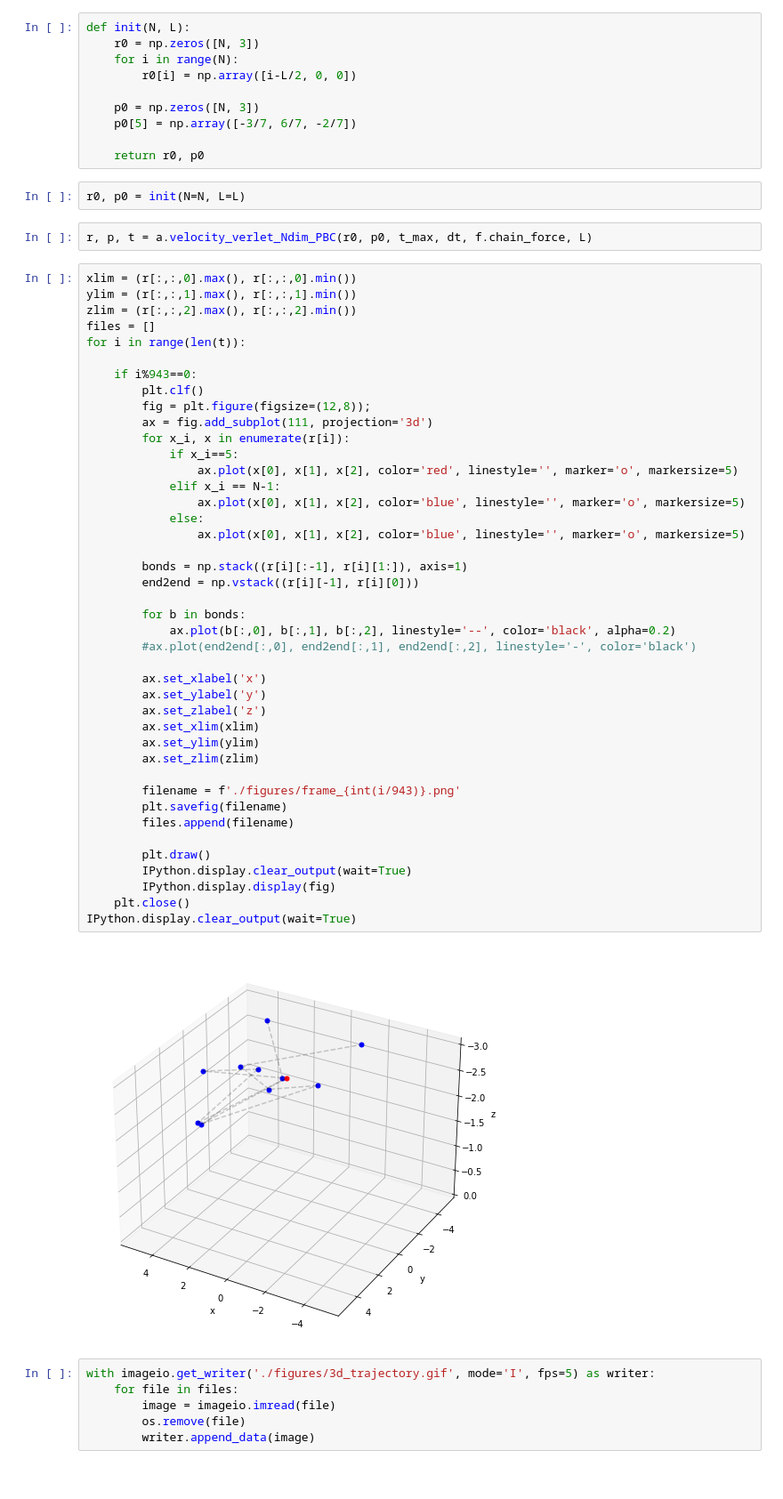
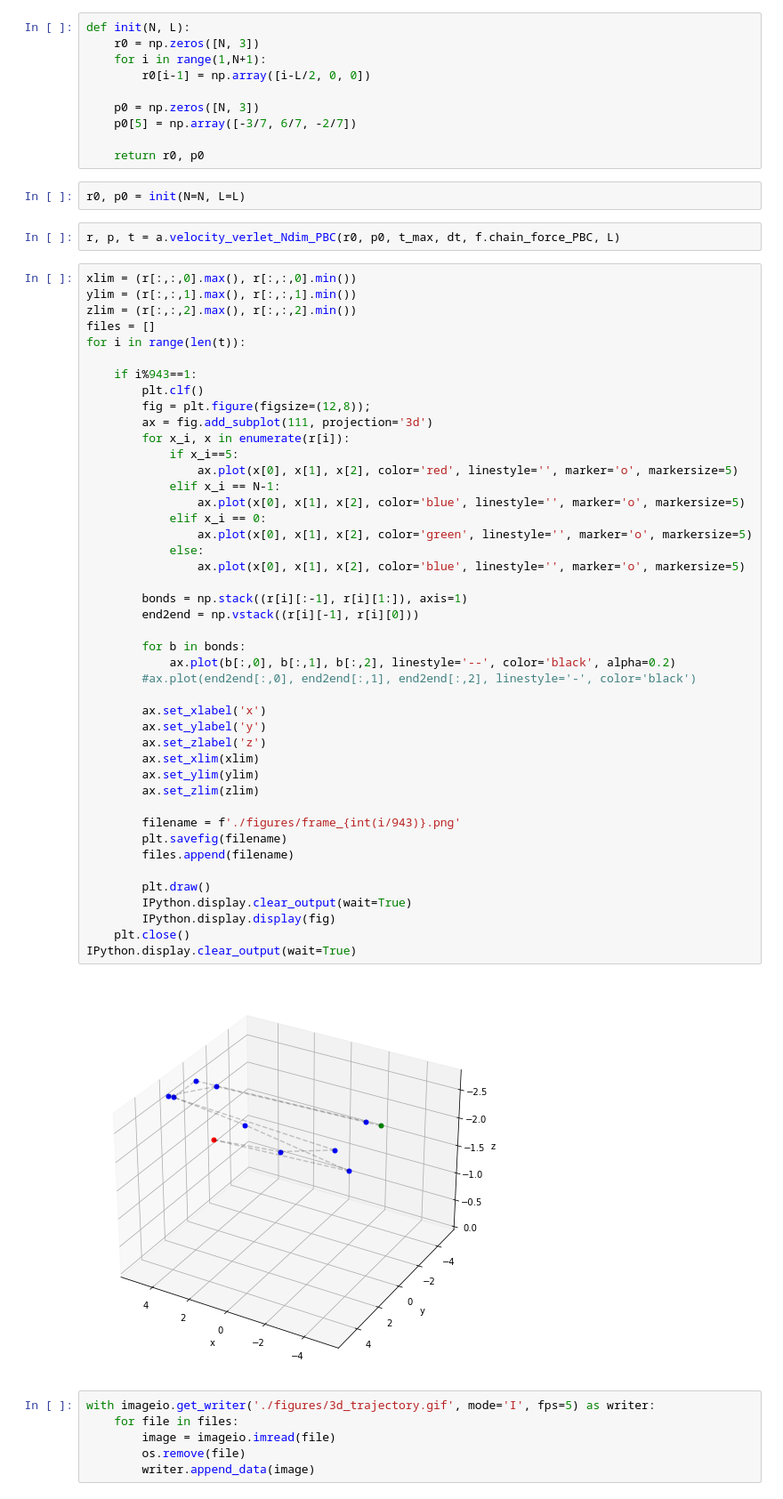
Before and after one commit to e-richter/molecular_simulations, a Jupyter notebook: 05/assignment05.ipynb, the cells around one changed output. Shown at 89% size. Saved outputs shown, nothing was run; the diff lists cells and outputs as text.

```diff
--- a/05/assignment05.ipynb
+++ b/05/assignment05.ipynb
@@ -24,8 +24,8 @@ m = np.ones([N,1])
 # %%
 def init(N, L):
     r0 = np.zeros([N, 3])
-    for i in range(N):
-        r0[i] = np.array([i-L/2, 0, 0])
+    for i in range(1,N+1):
+        r0[i-1] = np.array([i-L/2, 0, 0])
 
     p0 = np.zeros([N, 3])
     p0[5] = np.array([-3/7, 6/7, -2/7])
@@ -34,7 +34,7 @@ def init(N, L):
 # %%
 r0, p0 = init(N=N, L=L)
 # %%
-r, p, t = a.velocity_verlet_Ndim_PBC(r0, p0, t_max, dt, f.chain_force, L)
+r, p, t = a.velocity_verlet_Ndim_PBC(r0, p0, t_max, dt, f.chain_force_PBC, L)
 # %%
 xlim = (r[:,:,0].max(), r[:,:,0].min())
 ylim = (r[:,:,1].max(), r[:,:,1].min())
@@ -42,7 +42,7 @@ zlim = (r[:,:,2].max(), r[:,:,2].min())
 files = []
 for i in range(len(t)):
 
-    if i%943==0:
+    if i%943==1:
         plt.clf()
         fig = plt.figure(figsize=(12,8));
         ax = fig.add_subplot(111, projection='3d')
@@ -51,34 +51,36 @@ for i in range(len(t)):
                 ax.plot(x[0], x[1], x[2], color='red', linestyle='', marker='o', markersize=5)
             elif x_i == N-1:
                 ax.plot(x[0], x[1], x[2], color='blue', linestyle='', marker='o', markersize=5)
+            elif x_i == 0:
+                ax.plot(x[0], x[1], x[2], color='green', linestyle='', marker='o', markersize=5)
             else:
                 ax.plot(x[0], x[1], x[2], color='blue', linestyle='', marker='o', markersize=5)
 
         bonds = np.stack((r[i][:-1], r[i][1:]), axis=1)
         end2end = np.vstack((r[i][-1], r[i][0]))
 
         for b in bonds:
             ax.plot(b[:,0], b[:,1], b[:,2], linestyle='--', color='black', alpha=0.2)
         #ax.plot(end2end[:,0], end2end[:,1], end2end[:,2], linestyle='-', color='black')
 
         ax.set_xlabel('x')
         ax.set_ylabel('y')
         ax.set_zlabel('z')
         ax.set_xlim(xlim)
         ax.set_ylim(ylim)
         ax.set_zlim(zlim)
 
         filename = f'./figures/frame_{int(i/943)}.png'
         plt.savefig(filename)
         files.append(filename)
 
         plt.draw()
         IPython.display.clear_output(wait=True)
         IPython.display.display(fig)
     plt.close()
 IPython.display.clear_output(wait=True)
 # %% [output]
-[figure, old version]
+[figure, new version]
 # %%
 with imageio.get_writer('./figures/3d_trajectory.gif', mode='I', fps=5) as writer:
     for file in files:
```
Also changed, not shown: parts of 17 cells of this notebook.
